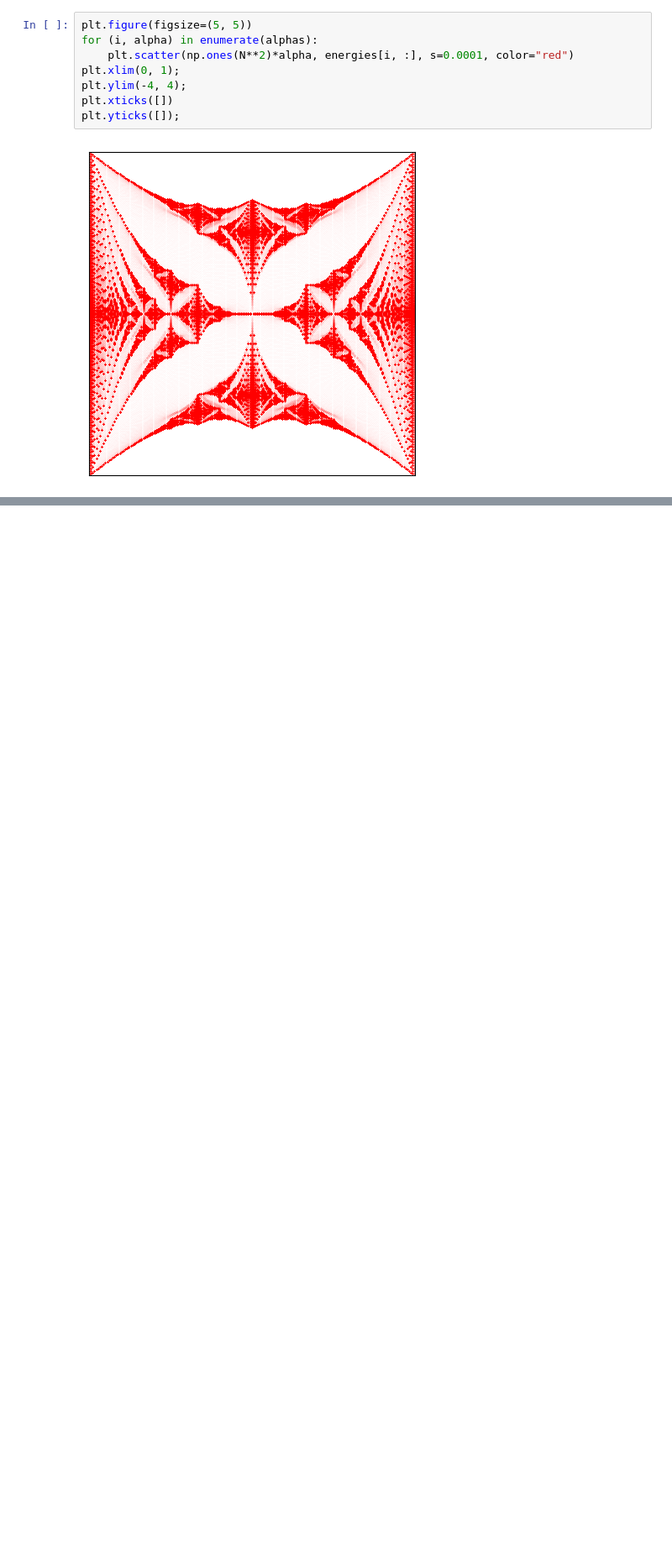
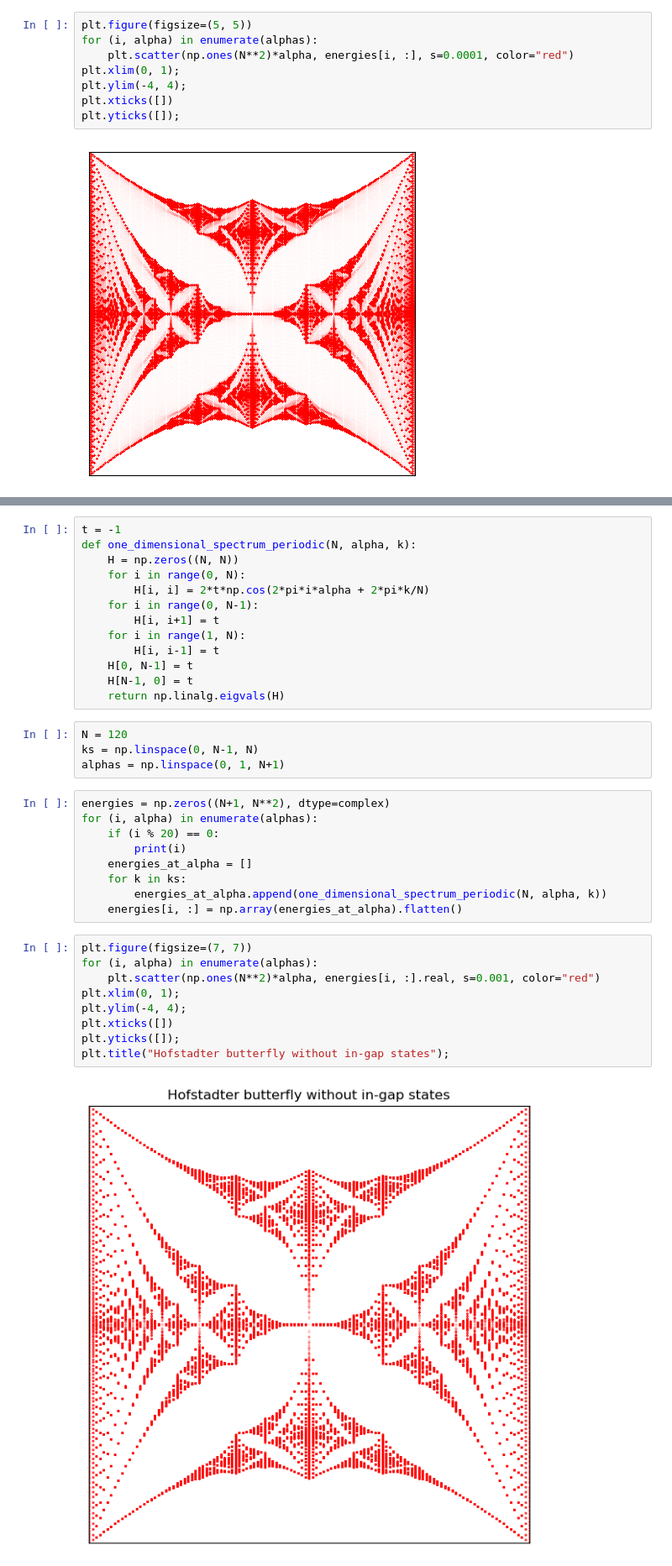
Before and after one commit to AliGhorashiCMT/8.511-Notes-and-Code, a Jupyter notebook: quantum oscillations/Hofstadter.ipynb, the cells around one changed output, grey strips where cells are left out. Shown at 84% size. Drawn from its saved outputs; the diff is of its cells as text; blank space fills up the shorter version.

Commit message:
butterfly without in-gap states

```diff
--- a/quantum oscillations/Hofstadter.ipynb
+++ b/quantum oscillations/Hofstadter.ipynb
@@ -101,0 +104,37 @@ plt.yticks([]);
+# %%
+t = -1
+def one_dimensional_spectrum_periodic(N, alpha, k):
+    H = np.zeros((N, N))
+    for i in range(0, N):
+        H[i, i] = 2*t*np.cos(2*pi*i*alpha + 2*pi*k/N)
+    for i in range(0, N-1):
+        H[i, i+1] = t
+    for i in range(1, N):
+        H[i, i-1] = t
+    H[0, N-1] = t
+    H[N-1, 0] = t
+    return np.linalg.eigvals(H)
+# %%
+N = 120
+ks = np.linspace(0, N-1, N)
+alphas = np.linspace(0, 1, N+1)
+# %%
+energies = np.zeros((N+1, N**2), dtype=complex)
+for (i, alpha) in enumerate(alphas):
+    if (i % 20) == 0:
+        print(i)
+    energies_at_alpha = []
+    for k in ks:
+        energies_at_alpha.append(one_dimensional_spectrum_periodic(N, alpha, k))
+    energies[i, :] = np.array(energies_at_alpha).flatten()
+# %%
+plt.figure(figsize=(7, 7))
+for (i, alpha) in enumerate(alphas):
+    plt.scatter(np.ones(N**2)*alpha, energies[i, :].real, s=0.001, color="red")
+plt.xlim(0, 1);
+plt.ylim(-4, 4);
+plt.xticks([])
+plt.yticks([]);
+plt.title("Hofstadter butterfly without in-gap states");
+# %% [output]
+[figure, added]
```
Also changed, not shown: parts of 1 cell of this notebook.
